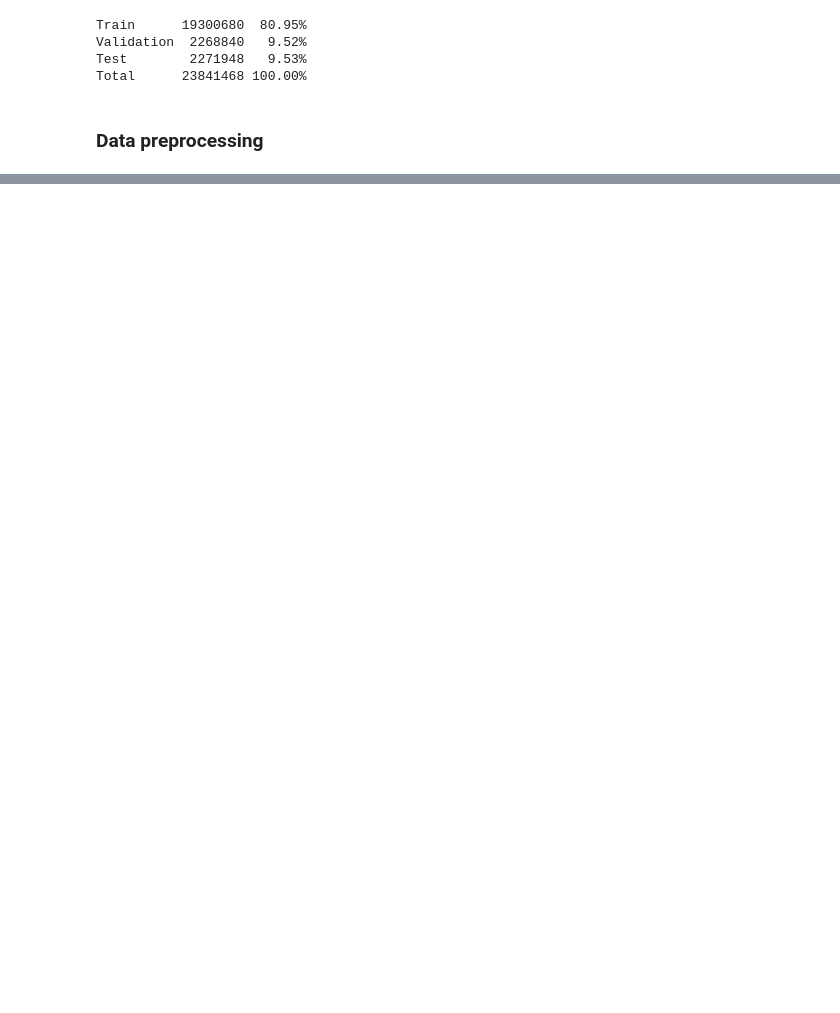
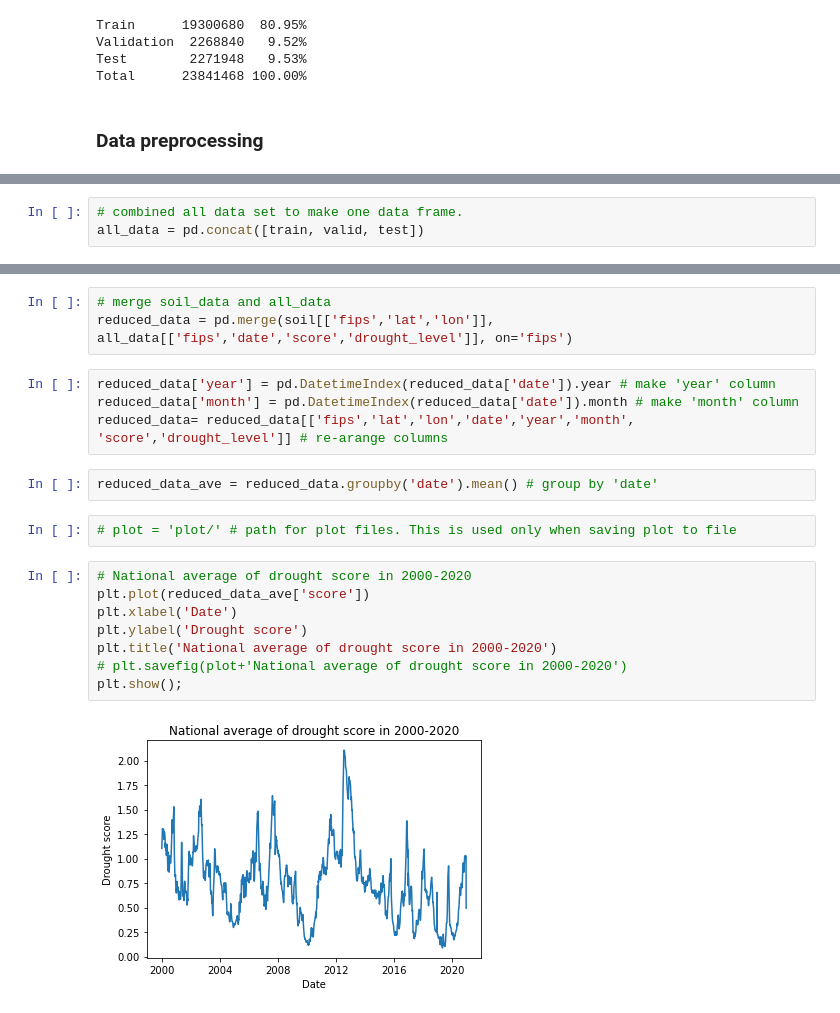
Before and after one commit to vinayakSharm/MLDrought, a Jupyter notebook: project_drought_EDA.ipynb, the cells around one changed output, grey strips where cells are left out. Saved outputs shown, nothing was run; the diff lists cells and outputs as text; blank space fills up the shorter version.

Commit message:
Final version of project_drought_EDA

```diff
--- a/project_drought_EDA.ipynb
+++ b/project_drought_EDA.ipynb
@@ -271,0 +83,3 @@ y_test = test.iloc[:,-1]
+# %%
+# combined all data set to make one data frame.
+all_data = pd.concat([train, valid, test])
@@ -271,0 +142,21 @@ y_test = test.iloc[:,-1]
+# %%
+# merge soil_data and all_data
+reduced_data = pd.merge(soil[['fips','lat','lon']], all_data[['fips','date','score','drought_level']], on='fips')
+# %%
+reduced_data['year'] = pd.DatetimeIndex(reduced_data['date']).year # make 'year' column
+reduced_data['month'] = pd.DatetimeIndex(reduced_data['date']).month # make 'month' column
+reduced_data= reduced_data[['fips','lat','lon','date','year','month', 'score','drought_level']] # re-arange columns
+# %%
+reduced_data_ave = reduced_data.groupby('date').mean() # group by 'date'
+# %%
+# plot = 'plot/' # path for plot files. This is used only when saving plot to file
+# %%
+# National average of drought score in 2000-2020
+plt.plot(reduced_data_ave['score'])
+plt.xlabel('Date')
+plt.ylabel('Drought score')
+plt.title('National average of drought score in 2000-2020')
+# plt.savefig(plot+'National average of drought score in 2000-2020')
+plt.show();
+# %% [output]
+[figure, added]
```
Also changed, not shown: parts of 45 cells of this notebook.
